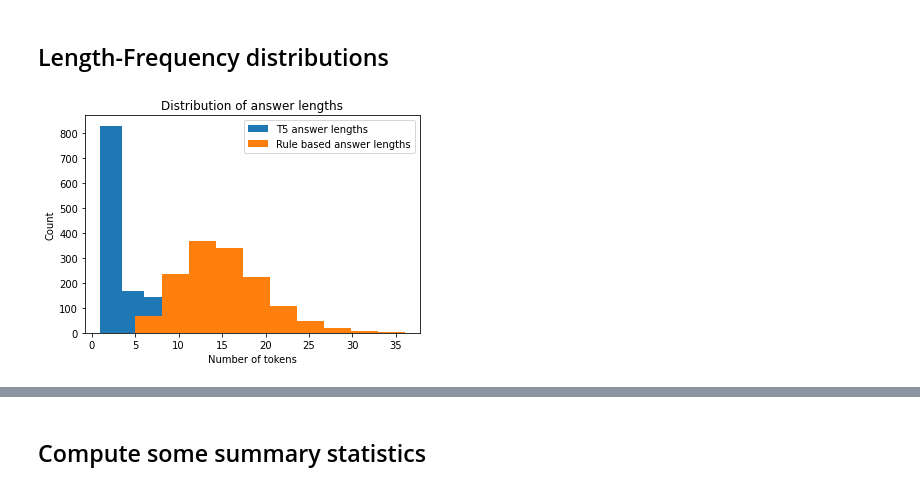
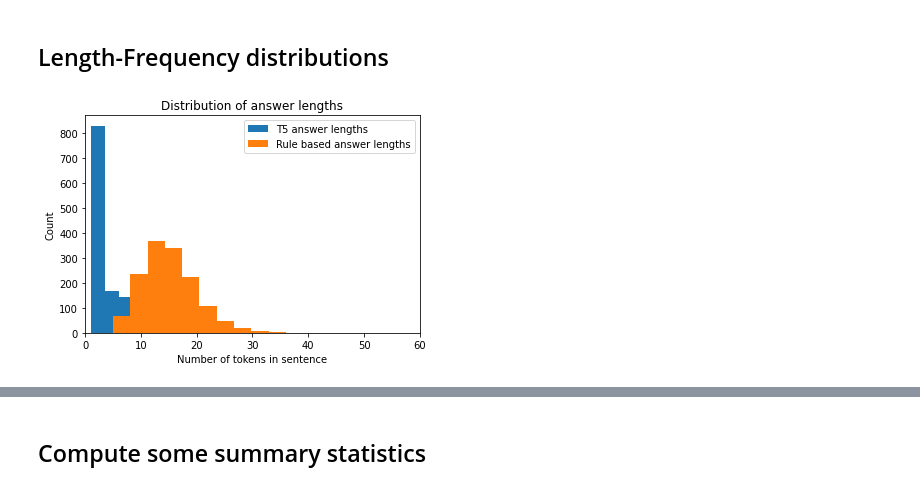
Before and after one commit to johntiger1/hugging-face-generation, a Jupyter notebook: Copy_of_t5_trivia.ipynb, the cells around one changed output, grey strips where cells are left out. Drawn from its saved outputs; the diff is of its cells as text; code cells hidden in the pictures.

Commit message:
Generating length histogram plots

```diff
--- a/Copy_of_t5_trivia.ipynb
+++ b/Copy_of_t5_trivia.ipynb
@@ -2044,12 +1981,13 @@ rule_based_lengths = [len(valid_ans.split()) for valid_ans in valid_more_annotat
 # %%
 fig, ax = plt.subplots()
 ax.hist(transformer_lengths, label="T5 answer lengths")
 ax.hist(rule_based_lengths, label="Rule based answer lengths")
 ax.set_title("Distribution of answer lengths")
-ax.set_xlabel("Number of tokens")
+ax.set_xlabel("Number of tokens in sentence")
 ax.set_ylabel("Count")
+ax.set_xlim(0,60)
 
 ax.legend()
 plt.savefig("LengthDistributionComparison")
 # %% [output]
-[figure, old version]
+[figure, new version]
```
Also changed, not shown: parts of 44 cells of this notebook.
